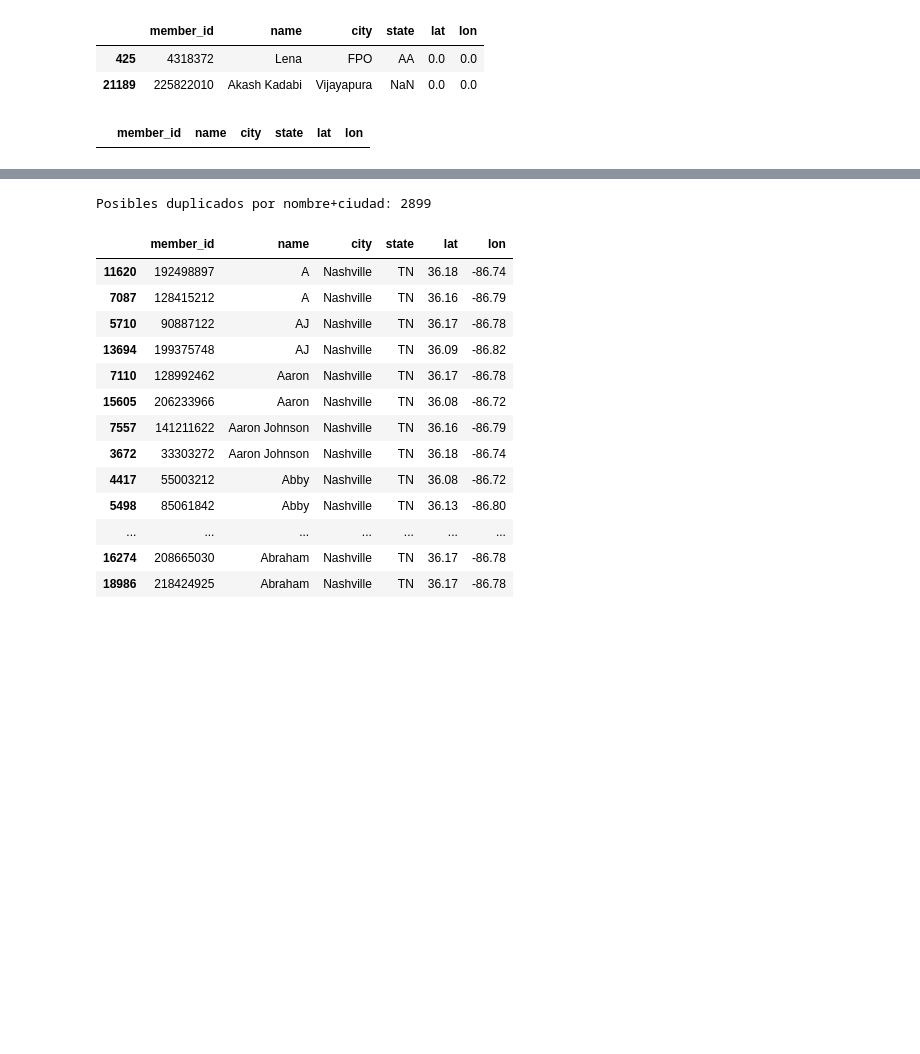
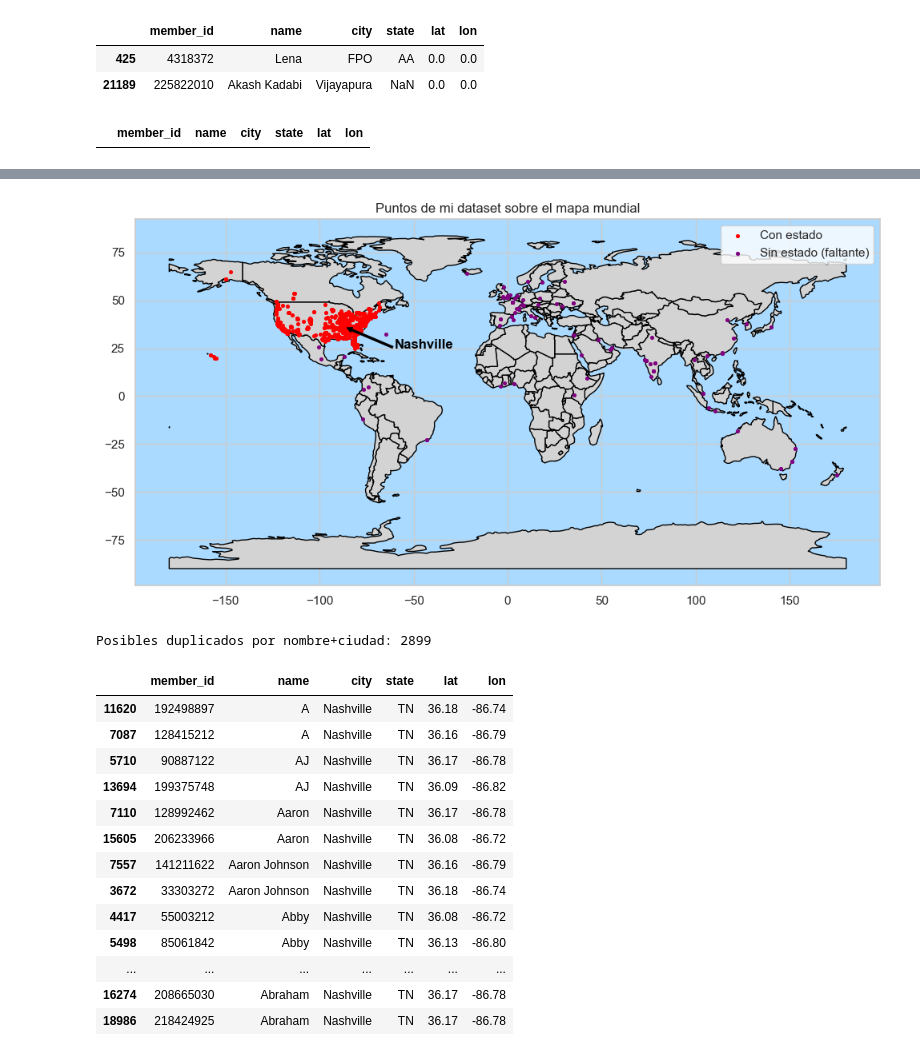
Before and after one commit to rosique3/Graph-Anomaly-Detection, a Jupyter notebook: notebooks/02_eda_metadata.ipynb, the cells around one changed output, grey strips where cells are left out. Drawn from its saved outputs; the diff is of its cells as text; code cells hidden in the pictures; blank space fills up the shorter version.

```diff
--- a/notebooks/02_eda.ipynb
+++ b/notebooks/02_eda_metadata.ipynb
@@ -11,7 +11,8 @@ import os
 
 # Configuración de visualización
 sns.set_theme(style="whitegrid")
-plt.rcParams['figure.figsize'] = (10, 6)
+plt.rcParams["figure.figsize"] = (12, 5)
+#plt.rcParams['figure.figsize'] = (10, 6)
 
 DATA_PATH = '../data/processed/'
 # %% [markdown]
@@ -29,13 +26,4 @@ Eventos: 19307
 # %%
-import pandas as pd
-import numpy as np
-import matplotlib.pyplot as plt
-import seaborn as sns
-
-# Configuración visual
-sns.set_theme(style="whitegrid")
-plt.rcParams["figure.figsize"] = (12, 5)
-
 # ── Carga ──────────────────────────────────────────────────────────────────
 meta_members = pd.read_csv(os.path.join(DATA_PATH, 'meta-members.csv'))
 meta_groups = pd.read_csv(os.path.join(DATA_PATH, 'meta-groups.csv'))
@@ -351,3 +341,9 @@ display(meta_members[(meta_members['lat'].isna()) | (meta_members['lon'].isna())
 | 425 | 4318372 | Lena | FPO | AA | 0.0 | 0.0 |
 | 21189 | 225822010 | Akash Kadabi | Vijayapura | NaN | 0.0 | 0.0 |
 |  | member_id | name | city | state | lat | lon |
+# %%
+meta_members.loc[meta_members['city'] == "Vijayapura", ['lat', 'lon']] = [16.83, 75.72]
+meta_members.drop(meta_members[(meta_members['lat'] == 0) & (meta_members['lon'] == 0)].index, inplace=True)
+
+display(meta_members[(meta_members['lat'] == 0) & (meta_members['lon'] == 0)])
+display(meta_members[(meta_members['lat'].isna()) | (meta_members['lon'].isna())])
@@ -354,3 +373,53 @@ display(meta_members[(meta_members['lat'].isna()) | (meta_members['lon'].isna())
+# %%
+meta_members.loc[(meta_members['state'].notna()) & (meta_members['lon'] > -15), 'state'] = np.nan
+# %%
+# 1. Cargar el mapa base del mundo
+world = gpd.read_file("../map/ne_110m_admin_0_countries.shp")
+
+# 3. Convertir el DataFrame normal a un GeoDataFrame
+gdf = gpd.GeoDataFrame(
+    meta_members,
+    geometry=gpd.points_from_xy(meta_members.lon, meta_members.lat),
+    crs="EPSG:4326"
+)
+
+# 4. Graficar
+fig, ax = plt.subplots(figsize=(12, 6))
+
+ax.set_facecolor('#aadaff')
+# Dibujamos el mapa base (color gris claro)
+world.plot(ax=ax, color='lightgrey', edgecolor='black')
+
+# --- CAMBIO AQUÍ: Graficamos por separado según el valor de 'state' ---
+
+# Puntos con valores (No nulos) en 'state' -> Rojo
+gdf[gdf['state'].notna()].plot(ax=ax, color='red', markersize=7, label='Con estado')
+
+# Puntos con valores faltantes (NaN) en 'state' -> Verde
+gdf[gdf['state'].isna()].plot(ax=ax, color='purple', markersize=7, label='Sin estado (faltante)')
+
+# --- Agregar una flecha que apunte hacia Nashville y el texto ---
+lat_nashville = 36.1627
+lon_nashville = -86.7816
+
+# Dibujar la flecha (de Europa a Nashville, por ejemplo)
+arrow = FancyArrowPatch(
+    (-60, 25),  # Coordenada inicial (fuente de la flecha)
+    (lon_nashville, lat_nashville),  # Coordenada de destino (Nashville)
+    mutation_scale=10, color='black', lw=0.5
+)
+ax.add_patch(arrow)
+
+# Agregar el texto cerca de Nashville
+ax.text(-60, 25, 'Nashville', fontsize=12, ha='left', color='black', weight='bold')
+
+# ---------------------------------------------------------------------
+
+plt.title('Puntos de mi dataset sobre el mapa mundial')
+plt.legend()
+plt.show()
+# %% [output]
+[figure, added]
 # %%
 # Posibles duplicados reales (misma persona, distinto ID)
 dupes = meta_members.duplicated(subset=['name', 'city'], keep=False)
```
Also changed, not shown: parts of 6 cells of this notebook, 7 other files.
